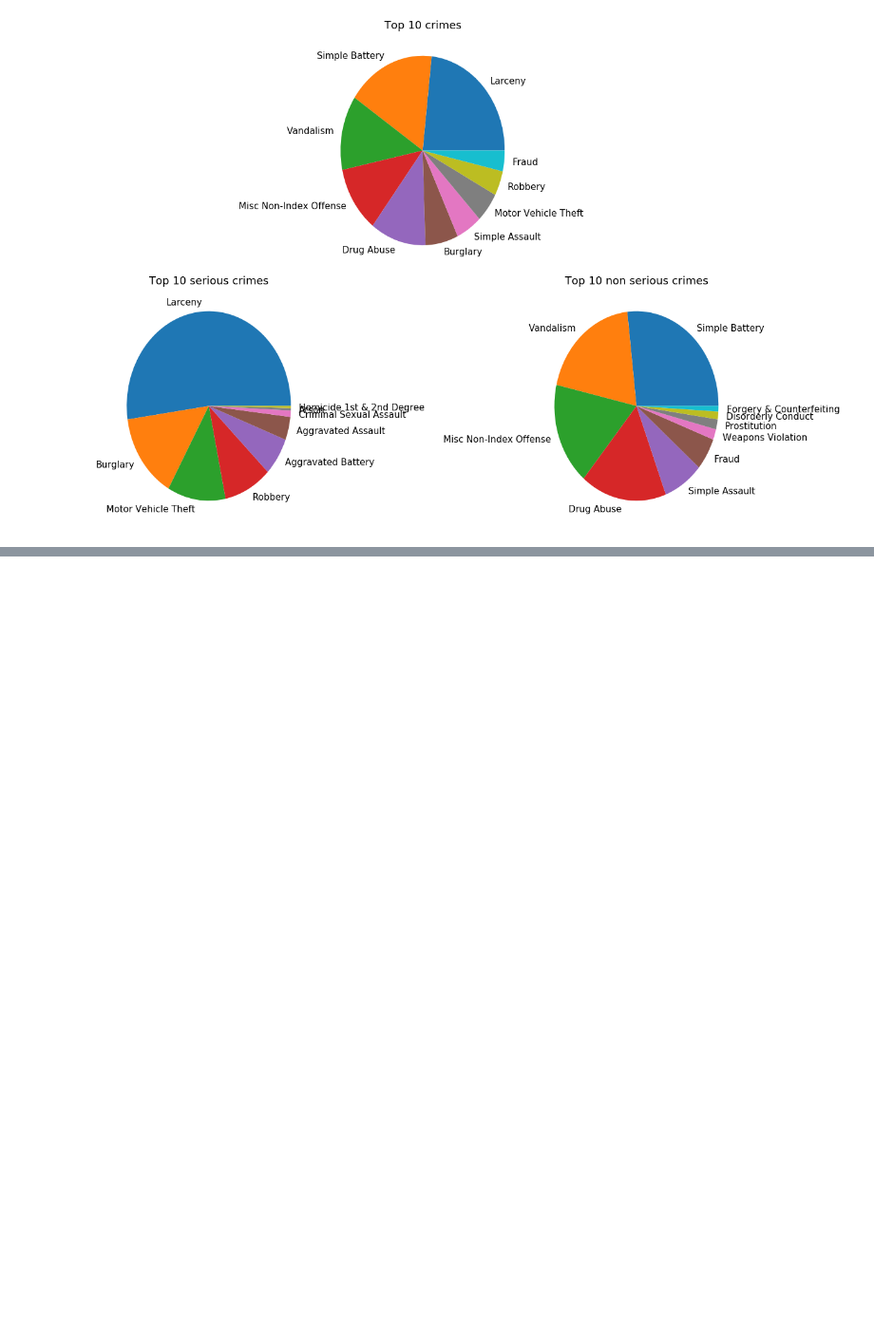
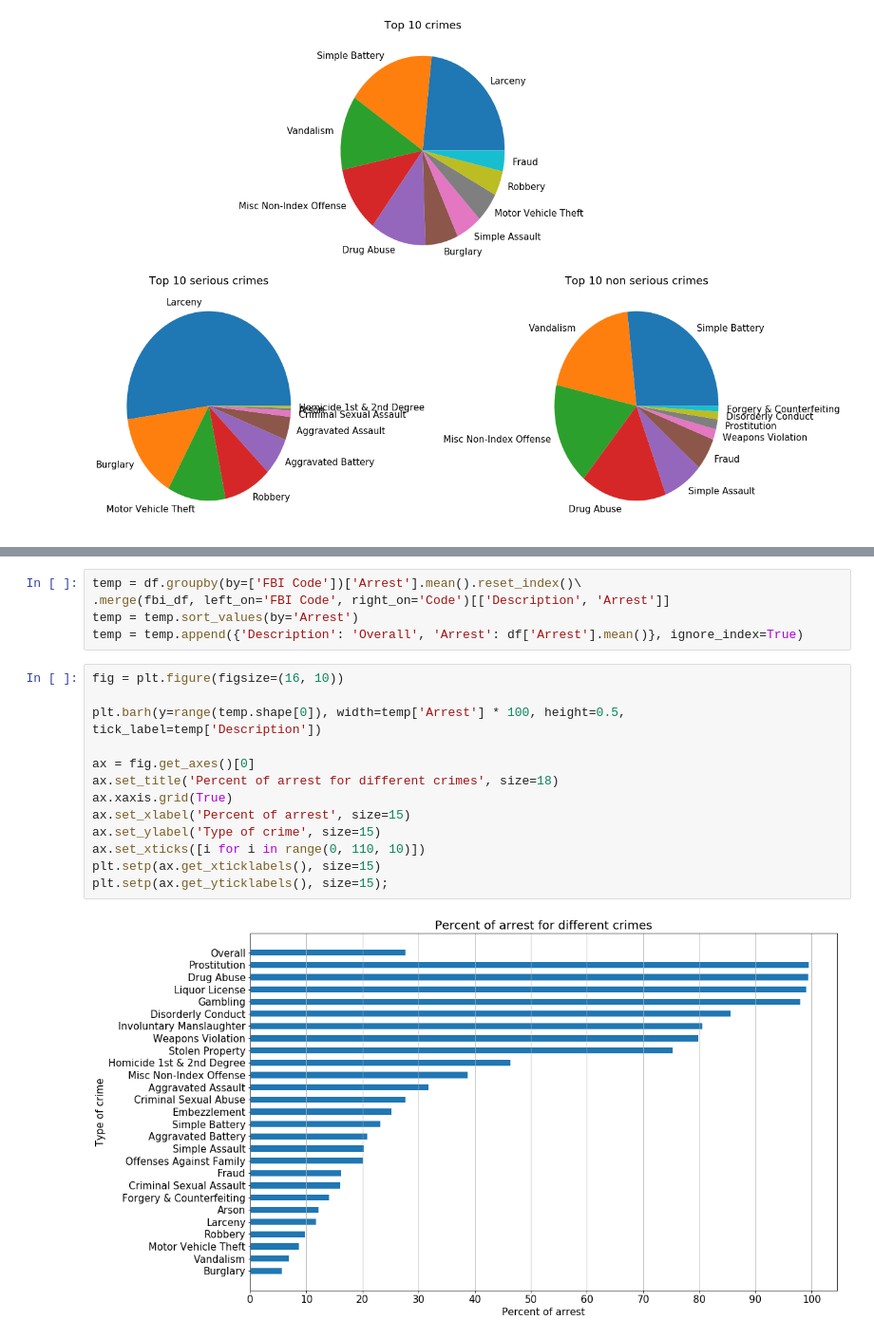
Before and after one commit to belkasanek/eda_chicago_crime_data, a Jupyter notebook: chicago_crimes_eda.ipynb, the cells around one changed output, grey strips where cells are left out. Shown at 95% size. Saved outputs shown, nothing was run; the diff lists cells and outputs as text; blank space fills up the shorter version.

```diff
--- a/chicago_crimes_eda.ipynb
+++ b/chicago_crimes_eda.ipynb
@@ -171,0 +187,20 @@ plt.tight_layout()
+# %%
+temp = df.groupby(by=['FBI Code'])['Arrest'].mean().reset_index()\
+.merge(fbi_df, left_on='FBI Code', right_on='Code')[['Description', 'Arrest']]
+temp = temp.sort_values(by='Arrest')
+temp = temp.append({'Description': 'Overall', 'Arrest': df['Arrest'].mean()}, ignore_index=True)
+# %%
+fig = plt.figure(figsize=(16, 10))
+
+plt.barh(y=range(temp.shape[0]), width=temp['Arrest'] * 100, height=0.5, tick_label=temp['Description'])
+
+ax = fig.get_axes()[0]
+ax.set_title('Percent of arrest for different crimes', size=18)
+ax.xaxis.grid(True)
+ax.set_xlabel('Percent of arrest', size=15)
+ax.set_ylabel('Type of crime', size=15)
+ax.set_xticks([i for i in range(0, 110, 10)])
+plt.setp(ax.get_xticklabels(), size=15)
+plt.setp(ax.get_yticklabels(), size=15);
+# %% [output]
+[figure, added]
```
Also changed, not shown: parts of 6 cells of this notebook.
